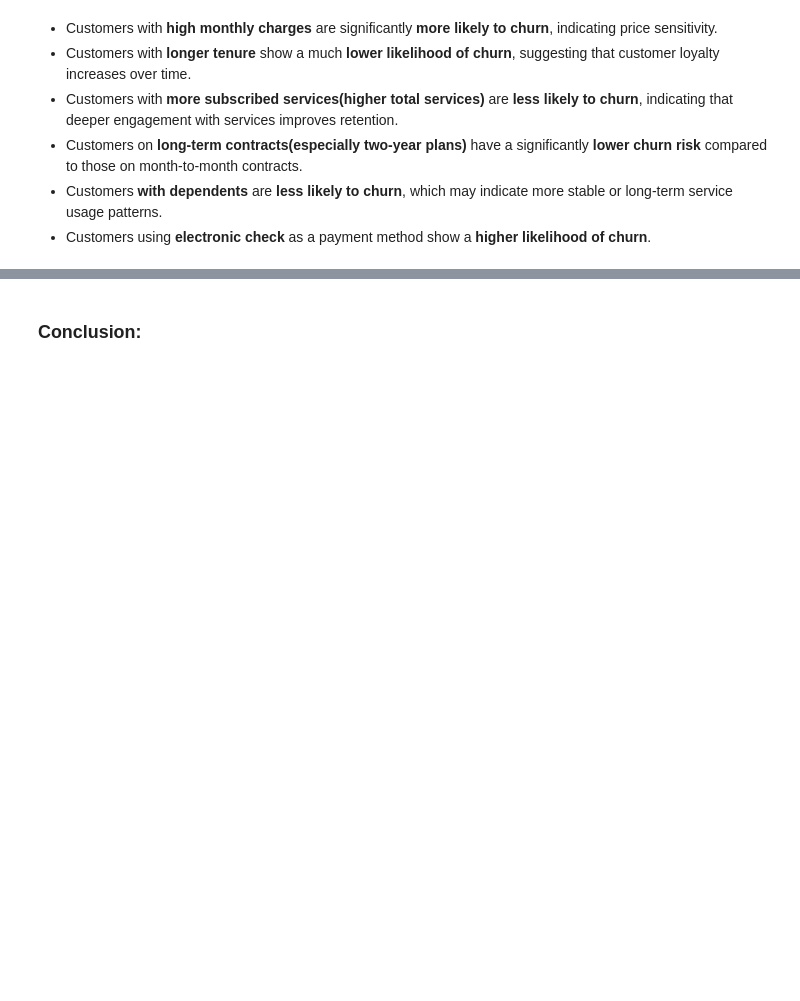
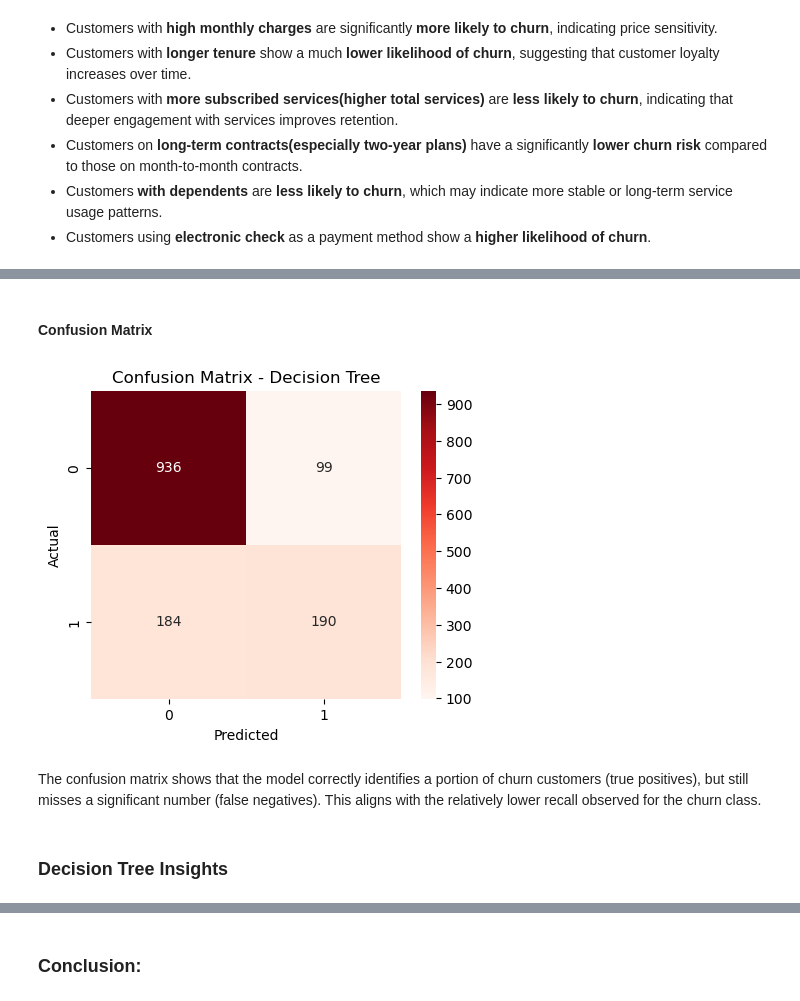
Before and after one commit to sivarl/Telco-Customer-Churn-Analysis, a Jupyter notebook: notebooks/05_model_training.ipynb, the cells around one changed output, grey strips where cells are left out. Cells and saved outputs as stored; diff of their text form; code cells hidden in the pictures; blank space fills up the shorter version.

Commit message:
Add decision tree model

```diff
--- a/notebooks/05_model_training.ipynb
+++ b/notebooks/05_model_training.ipynb
@@ -435,0 +463,2 @@ plt.show()
+# %%
+dt_pipeline.fit(X_train, y_train)
@@ -435,0 +510,7 @@ plt.show()
+# %%
+dt_controlled = Pipeline(steps=[
+    ('preprocessor', dt_preprocessor),
+    ('model', DecisionTreeClassifier(max_depth=4, min_samples_leaf=20, random_state=42))
+])
+# %%
+dt_controlled.fit(X_train, y_train)
@@ -435,0 +539,14 @@ plt.show()
+# %%
+y_train_pred_dt_ctrl = dt_controlled.predict(X_train)
+y_test_pred_dt_ctrl = dt_controlled.predict(X_test)
+
+y_test_proba_dt_ctrl = dt_controlled.predict_proba(X_test)[:, 1]
+
+print("Training Accuracy:", accuracy_score(y_train, y_train_pred_dt_ctrl))
+print("Test Accuracy:", accuracy_score(y_test, y_test_pred_dt_ctrl))
+
+print("\nTraining Recall:", recall_score(y_train, y_train_pred_dt_ctrl))
+print("Test Recall:", recall_score(y_test, y_test_pred_dt_ctrl))
+
+print("\nClassifcation Report:\n", classification_report(y_test, y_test_pred_dt_ctrl))
+print("Test ROC-AUC:", roc_auc_score(y_test, y_test_proba_dt_ctrl))
@@ -435,0 +571,17 @@ plt.show()
+# %% [markdown]
+#### Confusion Matrix
+# %%
+cm = confusion_matrix(y_test, y_test_pred_dt_ctrl)
+
+plt.figure(figsize=(5,4))
+sns.heatmap(cm, annot=True, fmt='d', cmap='Reds')
+plt.xlabel('Predicted')
+plt.ylabel('Actual')
+plt.title('Confusion Matrix - Decision Tree')
+plt.show()
+# %% [output]
+[figure, added]
+# %% [markdown]
+The confusion matrix shows that the model correctly identifies a portion of churn customers (true positives), but still misses a significant number (false negatives). This aligns with the relatively lower recall observed for the churn class.
+# %% [markdown]
+### Decision Tree Insights
```
Also changed, not shown: parts of 33 cells of this notebook.
